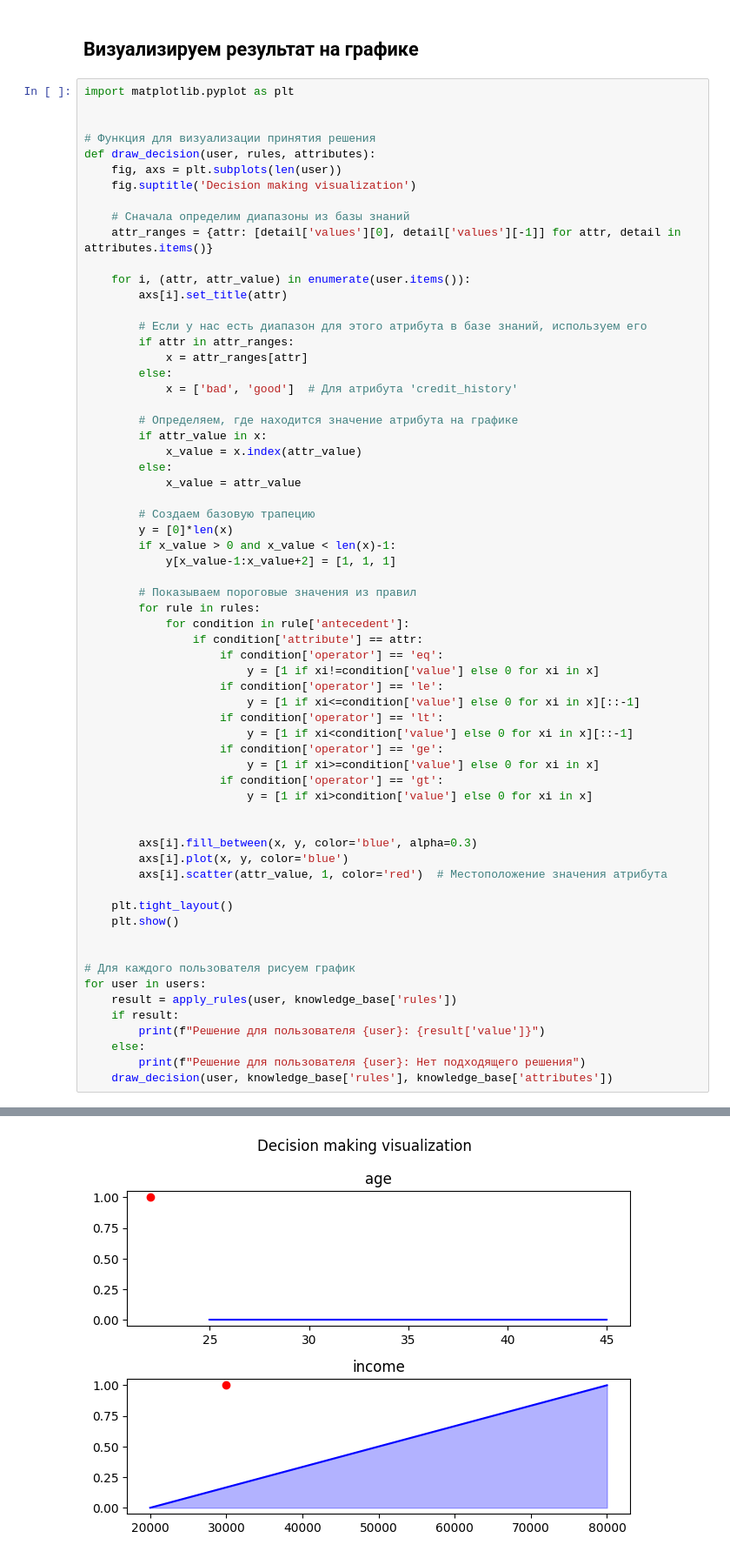
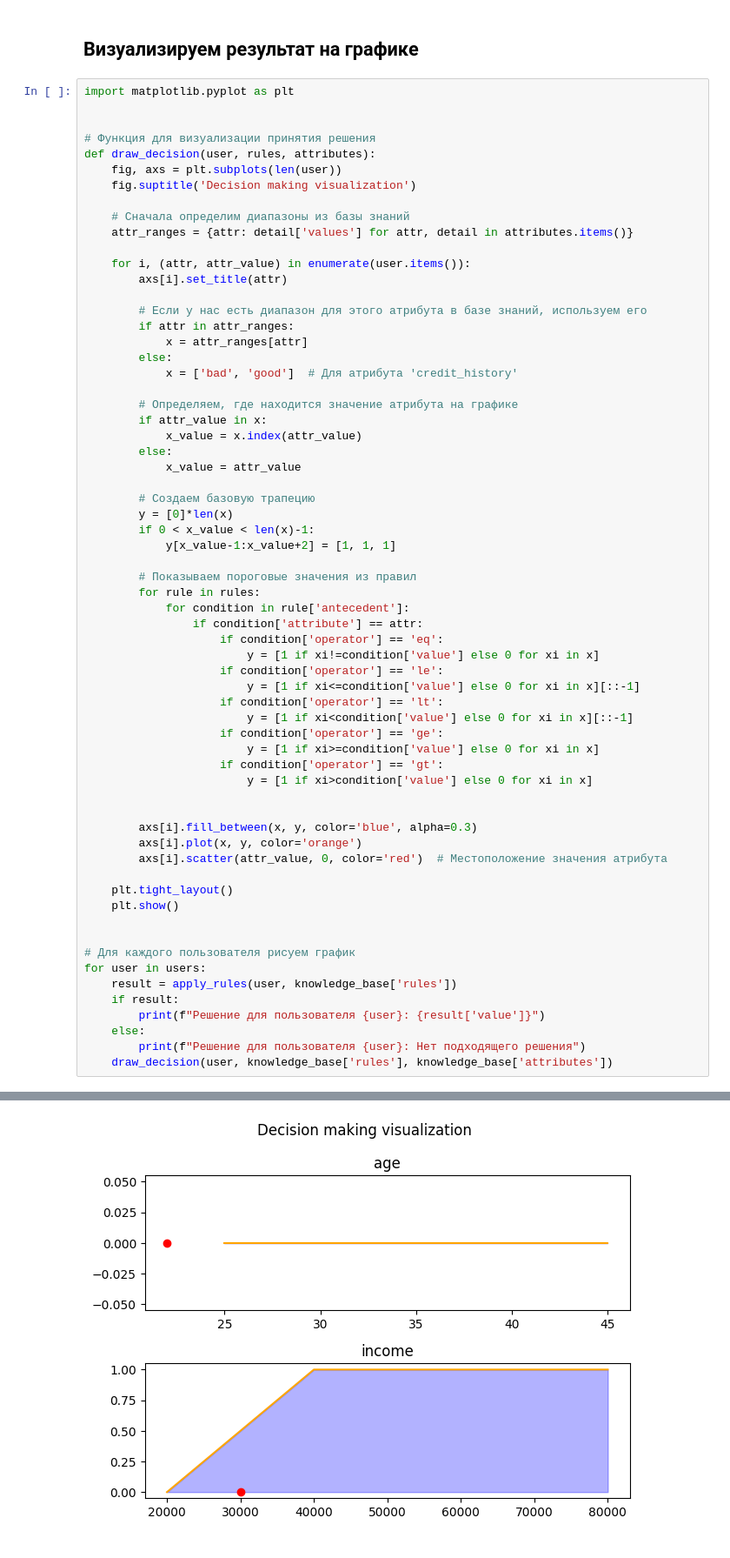
Before and after one commit to EvilFreelancer/ai-lab, a Jupyter notebook: lab3-es/knowledge_v2.ipynb, the cells around one changed output, grey strips where cells are left out. Shown at 87% size. Saved outputs shown, nothing was run; the diff lists cells and outputs as text.

```diff
--- a/lab3-es/knowledge_v2.ipynb
+++ b/lab3-es/knowledge_v2.ipynb
@@ -86,7 +95,7 @@ def draw_decision(user, rules, attributes):
     fig.suptitle('Decision making visualization')
 
     # Сначала определим диапазоны из базы знаний
-    attr_ranges = {attr: [detail['values'][0], detail['values'][-1]] for attr, detail in attributes.items()}
+    attr_ranges = {attr: detail['values'] for attr, detail in attributes.items()}
 
     for i, (attr, attr_value) in enumerate(user.items()):
         axs[i].set_title(attr)
@@ -105,7 +114,7 @@ def draw_decision(user, rules, attributes):
 
         # Создаем базовую трапецию
         y = [0]*len(x)
-        if x_value > 0 and x_value < len(x)-1:
+        if 0 < x_value < len(x)-1:
             y[x_value-1:x_value+2] = [1, 1, 1]
 
         # Показываем пороговые значения из правил
@@ -125,8 +134,8 @@ def draw_decision(user, rules, attributes):
 
 
         axs[i].fill_between(x, y, color='blue', alpha=0.3)
-        axs[i].plot(x, y, color='blue')
-        axs[i].scatter(attr_value, 1, color='red')  # Местоположение значения атрибута
+        axs[i].plot(x, y, color='orange')
+        axs[i].scatter(attr_value, 0, color='red')  # Местоположение значения атрибута
 
     plt.tight_layout()
     plt.show()
@@ -150,2 +159,2 @@ for user in users:
 Решение для пользователя {'age': 22, 'income': 30000}: rejected
-[figure, old version]
+[figure, new version]
```
Also changed, not shown: parts of 2 cells of this notebook, 2 other files.
